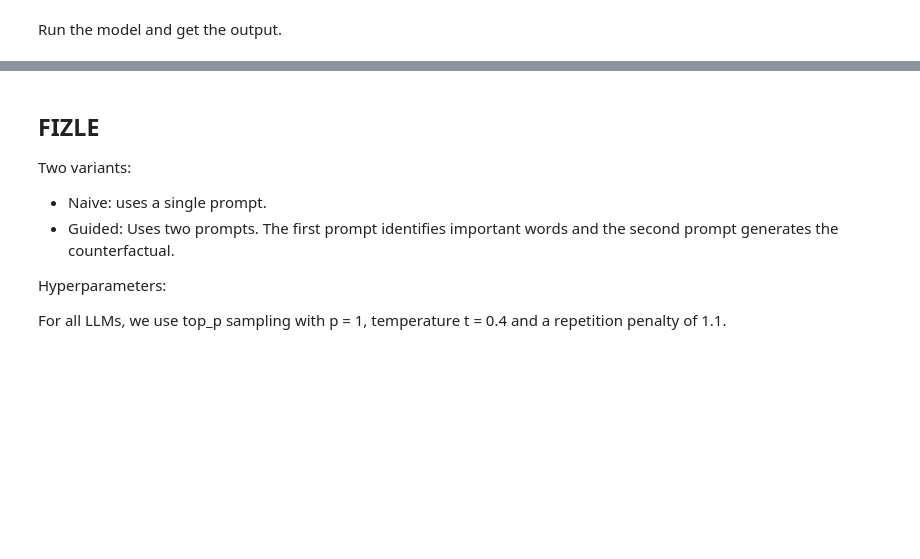
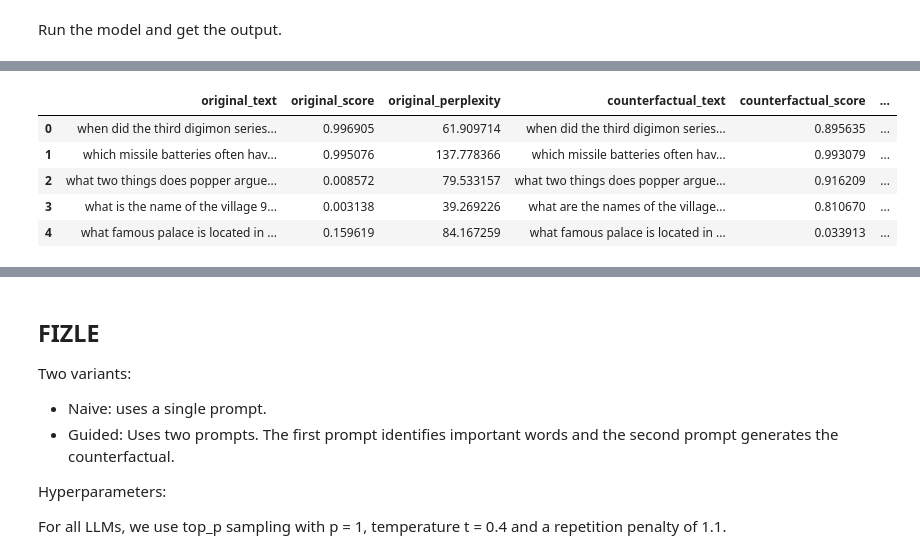
Before and after one commit to smcaleese/text-counterfactual-explanation-methods, a Jupyter notebook: run_methods.ipynb, the cells around one changed output, grey strips where cells are left out. Saved outputs shown, nothing was run; the diff lists cells and outputs as text; code cells hidden in the pictures; blank space fills up the shorter version.

```diff
--- a/run_methods.ipynb
+++ b/run_methods.ipynb
@@ -821,2 +789,2 @@ df_input.head()
 # %%
-df_output = get_output(df_input, generate_polyjuice_counterfactual, {})
+df_output_polyjuice = get_output(df_input, generate_polyjuice_counterfactual, {})
@@ -825,3 +867,12 @@ df_output.head(10)
+# %%
+df_output_polyjuice.head()
+# %% [output]
+|  | original_text | original_score | original_perplexity | counterfactual_text | counterfactual_score | ... |
+| 0 | when did the third digimon series... | 0.996905 | 61.909714 | when did the third digimon series... | 0.895635 | ... |
+| 1 | which missile batteries often hav... | 0.995076 | 137.778366 | which missile batteries often hav... | 0.993079 | ... |
+| 2 | what two things does popper argue... | 0.008572 | 79.533157 | what two things does popper argue... | 0.916209 | ... |
+| 3 | what is the name of the village 9... | 0.003138 | 39.269226 | what are the names of the village... | 0.810670 | ... |
+| 4 | what famous palace is located in ... | 0.159619 | 84.167259 | what famous palace is located in ... | 0.033913 | ... |
 # %%
 %cd ..
 %pwd
```
Also changed, not shown: parts of 31 cells of this notebook, 26 other files.
